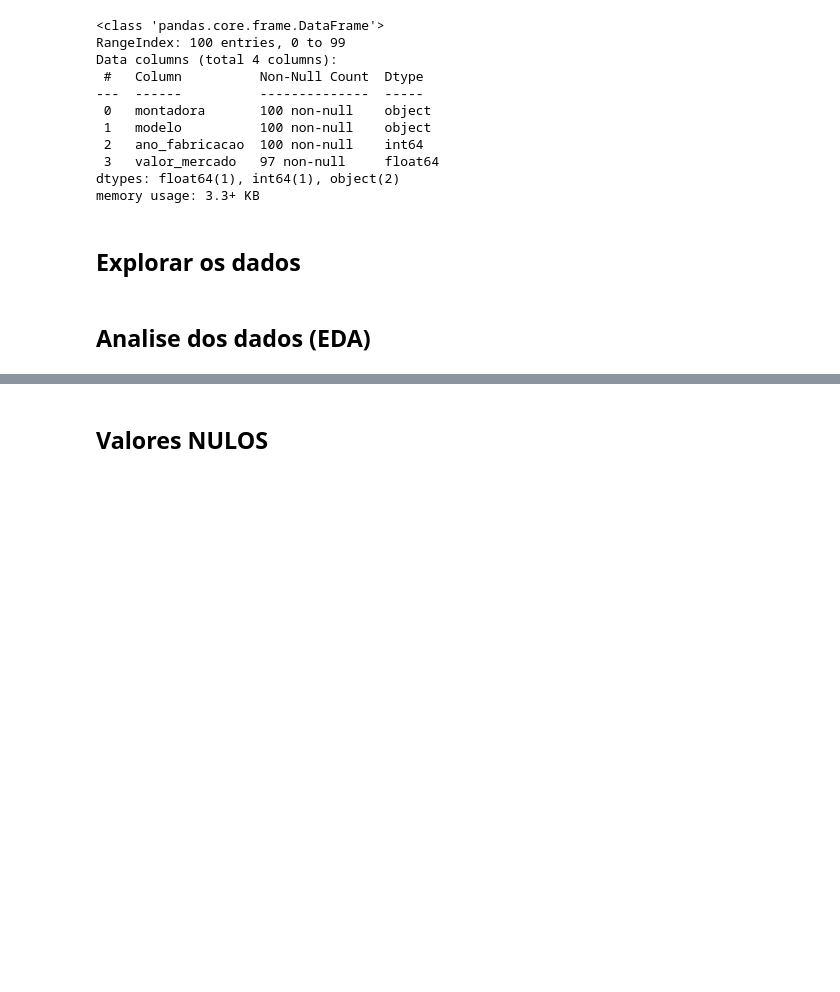
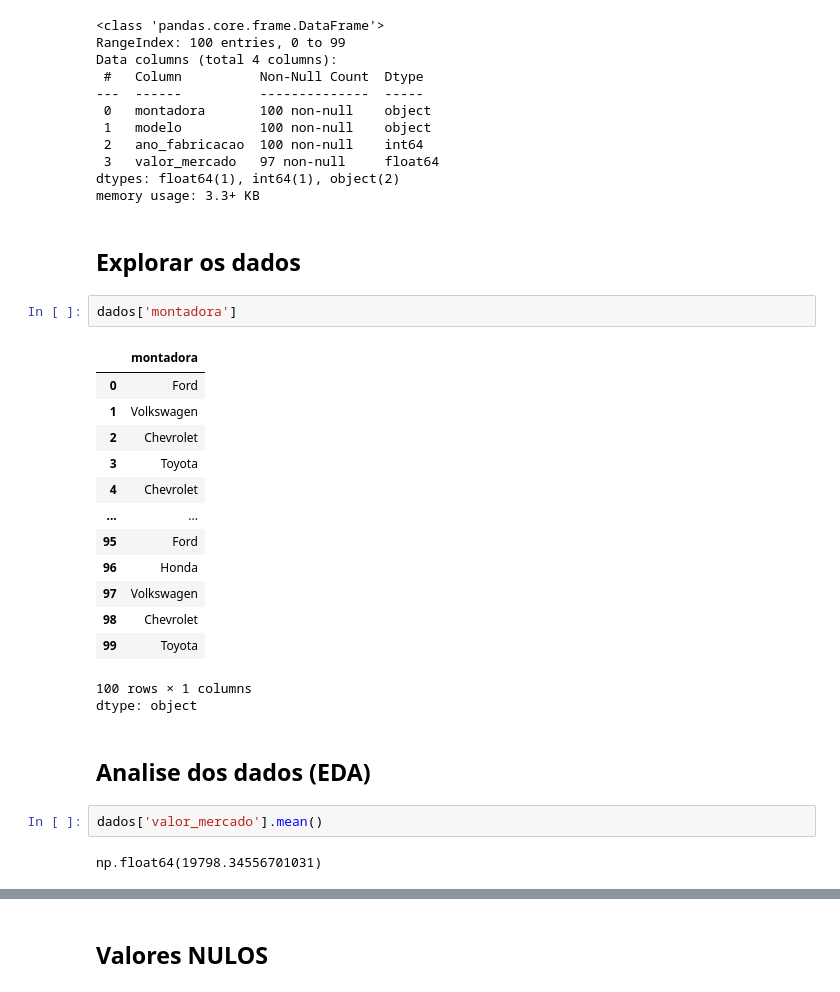
Before and after one commit to dev-alini/AlineJSantos.github.io, a Jupyter notebook: Curso_Pandas_CDB.ipynb, the cells around one changed output, grey strips where cells are left out. Cells and saved outputs as stored; diff of their text form; blank space fills up the shorter version.

```diff
--- a/Curso_Pandas_CDB.ipynb
+++ b/Curso_Pandas_CDB.ipynb
@@ -70,5 +70,26 @@ dtypes: float64(1), int64(1), object(2)
 memory usage: 3.3+ KB
 # %% [markdown]
 ## **Explorar os dados**
+# %%
+dados['montadora']
+# %% [output]
+|  | montadora |
+| 0 | Ford |
+| 1 | Volkswagen |
+| 2 | Chevrolet |
+| 3 | Toyota |
+| 4 | Chevrolet |
+| ... | ... |
+| 95 | Ford |
+| 96 | Honda |
+| 97 | Volkswagen |
+| 98 | Chevrolet |
+| 99 | Toyota |
+100 rows × 1 columns
+dtype: object
 # %% [markdown]
 ## **Analise dos dados (EDA)**
+# %%
+dados['valor_mercado'].mean()
+# %% [output]
+np.float64(19798.34556701031)
```
Also changed, not shown: parts of 7 cells of this notebook.
